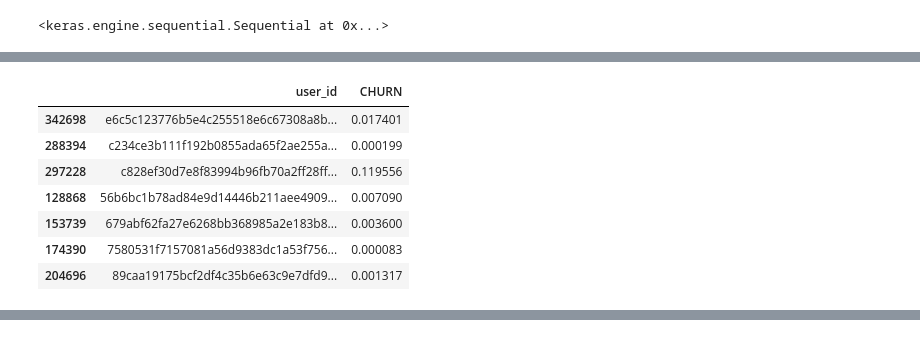
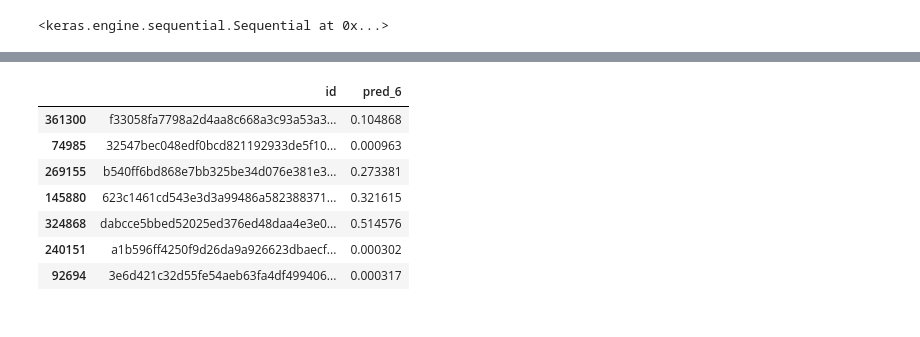
Before and after one commit to feeeper/zindi-expresso-churn-prediction-challenge, a Jupyter notebook: keras-baseline.ipynb, the cells around one changed output, grey strips where cells are left out. Cells and saved outputs as stored; diff of their text form; code cells hidden in the pictures.

```diff
--- a/keras-baseline.ipynb
+++ b/keras-baseline.ipynb
@@ -276,7 +276,3 @@ model
 <keras.engine.sequential.Sequential at 0x...>
 # %%
 model.compile(loss='binary_crossentropy', optimizer='adam', metrics=[tf.keras.metrics.AUC(name='auc')])
-# %%
-# X_train, y_train, X_test, y_test = spli
-
-model.fit(train[useful_cols], train['CHURN'], epochs=30, batch_size=1000, validation_split=0.3)
@@ -323,15 +278,0 @@ array([[0.00128317],
-# %%
-sample_submission = pd.read_csv('./data/SampleSubmission.csv')
-sample_submission['CHURN'] = predictions
-sample_submission.to_csv("./data/submission-dummy-nn.csv", index=False)
-
-sample_submission.sample(7)
-# %% [output]
-|  | user_id | CHURN |
-| 342698 | e6c5c123776b5e4c255518e6c67308a8b... | 0.017401 |
-| 288394 | c234ce3b111f192b0855ada65f2ae255a... | 0.000199 |
-| 297228 | c828ef30d7e8f83994b96fb70a2ff28ff... | 0.119556 |
-| 128868 | 56b6bc1b78ad84e9d14446b211aee4909... | 0.007090 |
-| 153739 | 679abf62fa27e6268bb368985a2e183b8... | 0.003600 |
-| 174390 | 7580531f7157081a56d9383dc1a53f756... | 0.000083 |
-| 204696 | 89caa19175bcf2df4c35b6e63c9e7dfd9... | 0.001317 |
@@ -340,0 +279,52 @@ train_pred
+# %%
+final_test_predictions = []
+final_valid_predictions = {}
+
+scores = []
+
+xtest = test[useful_cols]
+for fold in tqdm(range(5), 'folds'):
+    xtrain = train[train['kfold'] != fold][useful_cols]
+    ytrain = train[train['kfold'] != fold][target]
+
+    xvalid = train[train['kfold'] == fold][useful_cols]
+    yvalid = train[train['kfold'] == fold][target]
+
+    valid_ids = train[train['kfold'] == fold]['user_id'].values.tolist()
+
+    model = keras.Sequential()
+    model.add(keras.layers.Dense(12, input_dim=557, activation='relu'))
+    model.add(keras.layers.Dense(8, activation='relu'))
+    model.add(keras.layers.Dense(1, activation='sigmoid'))
+
+    model.compile(loss='binary_crossentropy', optimizer='adam', metrics=[tf.keras.metrics.AUC(name='auc')])
+    model.fit(xtrain, ytrain, epochs=30, batch_size=1000, validation_split=0.3)
+
+    preds_valid = model.predict(xvalid)
+    test_preds = model.predict(xtest)
+    final_test_predictions.append(test_preds)
+    final_valid_predictions.update(dict(zip(valid_ids, preds_valid)))
+    score = roc_auc_score(yvalid, preds_valid)
+    scores.append(score)
+    print(fold, score)
+    del xtrain
+    del ytrain
+    del xvalid
+    del yvalid
+    del model
+    del preds_valid
+    del test_preds
+
+print(np.mean(scores), np.std(scores))
+
+final_valid_predictions = pd.DataFrame.from_dict(final_valid_predictions, orient="index").reset_index()
+final_valid_predictions.columns = ["id", "pred_6"]
+final_valid_predictions.to_csv("./data/train_pred_6.csv", index=False)
+
+sample_submission = pd.read_csv('./data/SampleSubmission.csv')
+sample_submission['CHURN'] = np.mean(np.column_stack(final_test_predictions), axis=1)
+sample_submission.columns = ["id", "pred_6"]
+sample_submission.to_csv("./data/test_pred_6.csv", index=False)
+
+sample_submission.sample(7)
+# %% [output]
@@ -340,0 +348,8 @@ train_pred
+|  | id | pred_6 |
+| 361300 | f33058fa7798a2d4aa8c668a3c93a53a3... | 0.104868 |
+| 74985 | 32547bec048edf0bcd821192933de5f10... | 0.000963 |
+| 269155 | b540ff6bd868e7bb325be34d076e381e3... | 0.273381 |
+| 145880 | 623c1461cd543e3d3a99486a582388371... | 0.321615 |
+| 324868 | dabcce5bbed52025ed376ed48daa4e3e0... | 0.514576 |
+| 240151 | a1b596ff4250f9d26da9a926623dbaecf... | 0.000302 |
+| 92694 | 3e6d421c32d55fe54aeb63fa4df499406... | 0.000317 |
```
Also changed, not shown: parts of 5 cells of this notebook, 2 other files.
